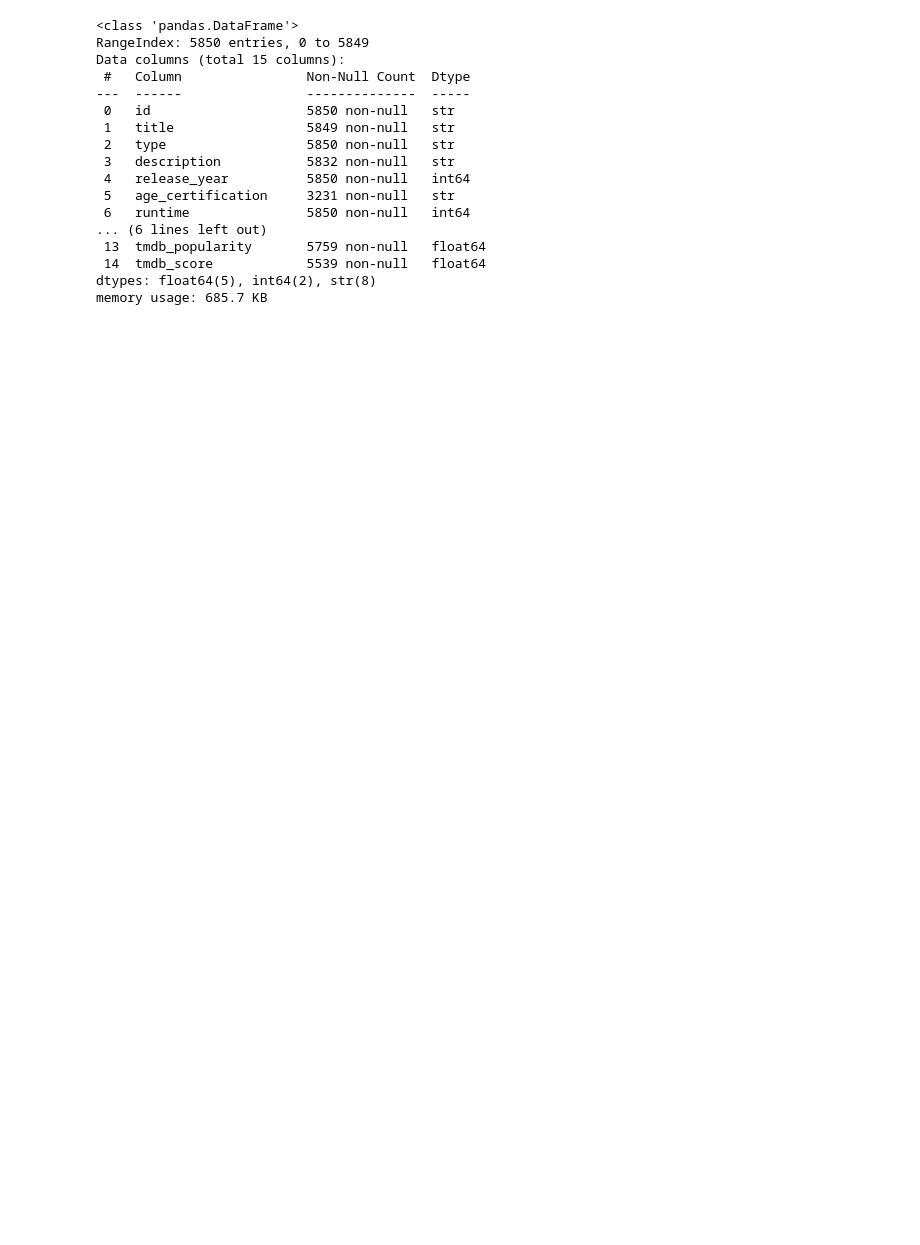
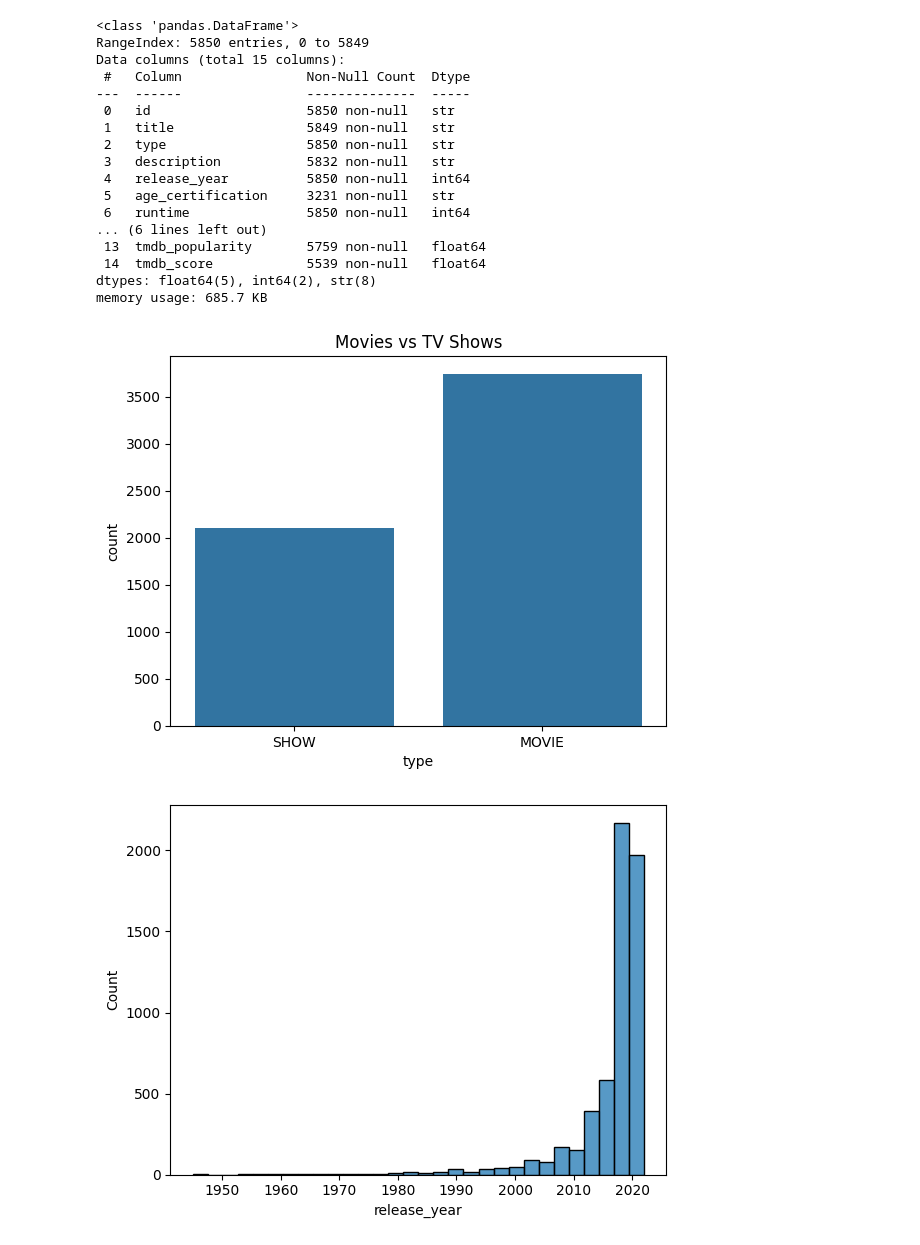
Before and after one commit to madhumithabaskar8-png/Netflix_data_analysis, a Jupyter notebook: netflix_data_analysis.ipynb, the cells around one changed output. Drawn from its saved outputs; the diff is of its cells as text; code cells hidden in the pictures; blank space fills up the shorter version.

```diff
--- a/netflix_data_analysis.ipynb
+++ b/netflix_data_analysis.ipynb
@@ -5,36 +5,101 @@
 # %%
 #Data cleaning
 import pandas as pd
+import matplotlib.pyplot as plt
+import seaborn as sns
+from sklearn.model_selection import train_test_split
+from sklearn.linear_model import LogisticRegression
+from sklearn.metrics import accuracy_score
+import numpy as np
 df = pd.read_csv('titles.csv')
 #Method to get the details about the dataset
 df.columns
 df.head()
 df.info()
 #Method to find the null values
 df.isnull().sum()
 #Two methods to handle missing values
-df['seasons'] = df['seasons'].fillna(0,inplace=True)
+df['seasons'] = df['seasons'].fillna(0)
 df.isnull().sum()
 df.drop('age_certification', axis=1, inplace=True)
 df.isnull().sum()
-df.duplicated().sum()
+df['imdb_id'] = df['imdb_id'].fillna("Unknown")
+df['imdb_score'] = df['imdb_score'].fillna(df['imdb_score'].mean())
+df['imdb_votes'] = df['imdb_votes'].fillna(df['imdb_votes'].mean())
+df['tmdb_score'] = df['tmdb_score'].fillna(df['tmdb_score'].mean())
+df['tmdb_popularity'] = df['tmdb_popularity'].fillna(df['tmdb_popularity'].mean())
+df['description'] = df['description'].fillna("No description available")
+df['title'] = df['title'].fillna("Unknown Title")
 df.isnull().sum()
-df.drop_duplicates(inplace=True)
+#The dataset was cleaned by handling missing values using appropriate methods such as filling with mean values for numerical columns and default values for categorical columns. Unnecessary columns were removed, and the dataset was checked for duplicates and corrected data types to ensure consistency and accuracy.
+#Exploratory Data Analysis
+df['type'].value_counts()
+#Here we use the value_counts in order to find frequency of the particular value in the dataset.Here Movies and TV shows are mentioned as values.
+df['release_year'].value_counts().head(5)
+#Here by analyzing the value counts of the release year in the dataset tells about at which year Movies/TVshows released have the higher rate.
+#By looking into the dataset we can say that the year 2019 has the highest nnumber releases,this is called as trends and giving what is the reason behind that is called as insights.
+df['release_year'].value_counts().tail(5)
+df.groupby('type').size()
+df.groupby(['release_year','type']).size().unstack()
+df['genres'].value_counts().head(5)
+df.groupby(['release_year','genres']).size().unstack()
+df['imdb_score'].describe()
+#Data Visualization
+sns.countplot(x='type',data=df)
+plt.title("Movies vs TV Shows")
+plt.show()
+sns.histplot(df['release_year'],bins=30)
+plt.show()
+df['genres'].value_counts().head(10).plot(kind = 'bar')
+plt.title("Top 10 genres")
+plt.show()
+
+#Various visualizations were created to better understand the dataset, including distribution of content types, release trends, genre popularity, and ratings distribution. These visualizations help in identifying patterns and making the analysis more intuitive.
+#Data Transformation
+#Data transformation is used to convert the data into the meaningful one from the exixsting data.
+df['release_year'] = df['release_year']//10*10
+df.head()
+#Here the release_year is transformed into decade
+df['high_rating'] = df['imdb_score'].apply(lambda x: 1 if x>= 8 else 0)
+df.head(5)
+#Analysis
+#From the analysis we can say that Netflix has the higher rate of movies compared to Tv shows and in the year 2020 has the higher rate releases and the genre that is liked by the audience is comedy rather than crime,romantic etc..
+#Predictive Modeling
+x = df[['release_year', 'runtime', 'imdb_votes', 'tmdb_score']]
+y = df['high_rating']
+x_train,x_test,y_train,y_test = train_test_split(x,y,test_size = 0.2)
+x_train.shape
+#We use the logistic regression to train the model for classification
+model = LogisticRegression()
+model.fit(x_train,y_train)
+#Accuracy of the model prediction
+y_pred = model.predict(x_test)
+accuracy = accuracy_score(y_test,y_pred)
+print("Accuracy:", accuracy)
+#getting the input from the user
+user_input = np.array([[1994,243,50000,9.7]])
+prediction = model.predict(user_input)
+if prediction[0] == 1:
+    print("The content has high rating.")
+else:
+    print("The content does not have a high rating.")
 # %% [output]
 <class 'pandas.DataFrame'>
 RangeIndex: 5850 entries, 0 to 5849
 Data columns (total 15 columns):
  #   Column                Non-Null Count  Dtype
 ---  ------                --------------  -----
  0   id                    5850 non-null   str
  1   title                 5849 non-null   str
  2   type                  5850 non-null   str
  3   description           5832 non-null   str
  4   release_year          5850 non-null   int64
  5   age_certification     3231 non-null   str
  6   runtime               5850 non-null   int64
 ... (6 lines left out)
  13  tmdb_popularity       5759 non-null   float64
  14  tmdb_score            5539 non-null   float64
 dtypes: float64(5), int64(2), str(8)
 memory usage: 685.7 KB
+[figure, added]
+[figure, added]
```
Also changed, not shown: parts of 1 cell of this notebook.
